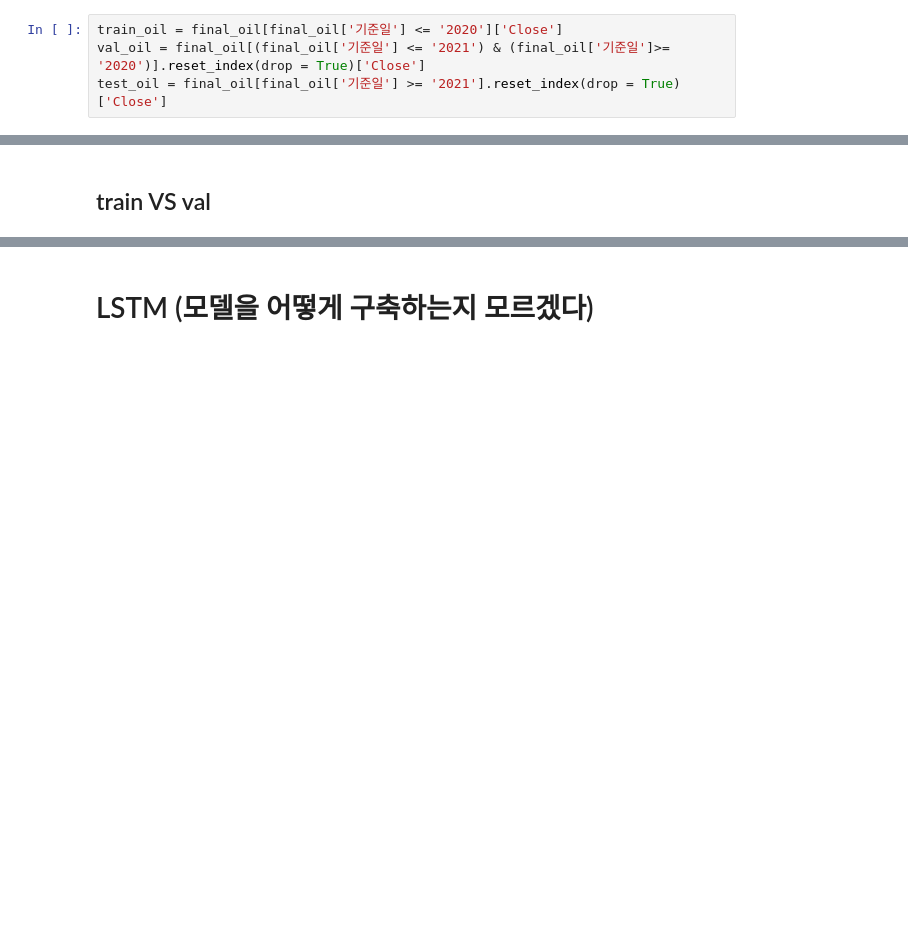
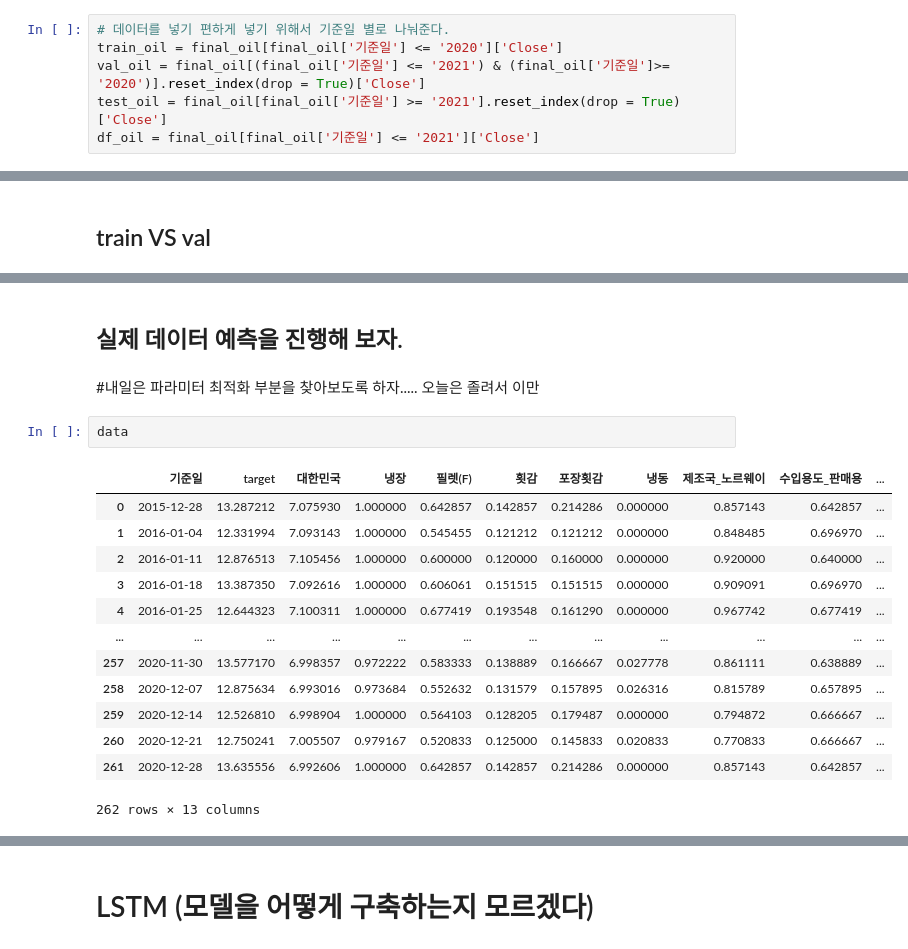
Before and after one commit to qkrwjdduf159/BigContest, a Jupyter notebook: final_analysis(연어).ipynb, the cells around one changed output, grey strips where cells are left out. Saved outputs shown, nothing was run; the diff lists cells and outputs as text; blank space fills up the shorter version.

```diff
--- a/final_analysis(연어).ipynb
+++ b/final_analysis(연어).ipynb
@@ -642,7 +598,9 @@ final_oil['기준일'] = np.repeat(pd.date_range(start = '2015-12-28', end = '20
 
 final_oil = pd.pivot_table(final_oil, index = '기준일', aggfunc = 'mean').reset_index()
 # %%
+# 데이터를 넣기 편하게 넣기 위해서 기준일 별로 나눠준다.
 train_oil = final_oil[final_oil['기준일'] <= '2020']['Close']
 val_oil = final_oil[(final_oil['기준일'] <= '2021') & (final_oil['기준일']>= '2020')].reset_index(drop = True)['Close']
 test_oil = final_oil[final_oil['기준일'] >= '2021'].reset_index(drop = True)['Close']
+df_oil = final_oil[final_oil['기준일'] <= '2021']['Close']
 # %% [markdown]
@@ -899,0 +889,21 @@ strong multicollinearity problems or that the design matrix is singular.
+# %% [markdown]
+## 실제 데이터 예측을 진행해 보자.
+# %% [markdown]
+#내일은 파라미터 최적화 부분을 찾아보도록 하자.....
+오늘은 졸려서 이만
+# %%
+data
+# %% [output]
+|  | 기준일 | target | 대한민국 | 냉장 | 필렛(F) | 횟감 | 포장횟감 | 냉동 | 제조국_노르웨이 | 수입용도_판매용 | ... |
+| 0 | 2015-12-28 | 13.287212 | 7.075930 | 1.000000 | 0.642857 | 0.142857 | 0.214286 | 0.000000 | 0.857143 | 0.642857 | ... |
+| 1 | 2016-01-04 | 12.331994 | 7.093143 | 1.000000 | 0.545455 | 0.121212 | 0.121212 | 0.000000 | 0.848485 | 0.696970 | ... |
+| 2 | 2016-01-11 | 12.876513 | 7.105456 | 1.000000 | 0.600000 | 0.120000 | 0.160000 | 0.000000 | 0.920000 | 0.640000 | ... |
+| 3 | 2016-01-18 | 13.387350 | 7.092616 | 1.000000 | 0.606061 | 0.151515 | 0.151515 | 0.000000 | 0.909091 | 0.696970 | ... |
+| 4 | 2016-01-25 | 12.644323 | 7.100311 | 1.000000 | 0.677419 | 0.193548 | 0.161290 | 0.000000 | 0.967742 | 0.677419 | ... |
+| ... | ... | ... | ... | ... | ... | ... | ... | ... | ... | ... | ... |
+| 257 | 2020-11-30 | 13.577170 | 6.998357 | 0.972222 | 0.583333 | 0.138889 | 0.166667 | 0.027778 | 0.861111 | 0.638889 | ... |
+| 258 | 2020-12-07 | 12.875634 | 6.993016 | 0.973684 | 0.552632 | 0.131579 | 0.157895 | 0.026316 | 0.815789 | 0.657895 | ... |
+| 259 | 2020-12-14 | 12.526810 | 6.998904 | 1.000000 | 0.564103 | 0.128205 | 0.179487 | 0.000000 | 0.794872 | 0.666667 | ... |
+| 260 | 2020-12-21 | 12.750241 | 7.005507 | 0.979167 | 0.520833 | 0.125000 | 0.145833 | 0.020833 | 0.770833 | 0.666667 | ... |
+| 261 | 2020-12-28 | 13.635556 | 6.992606 | 1.000000 | 0.642857 | 0.142857 | 0.214286 | 0.000000 | 0.857143 | 0.642857 | ... |
+262 rows × 13 columns
```
Also changed, not shown: parts of 31 cells of this notebook.
